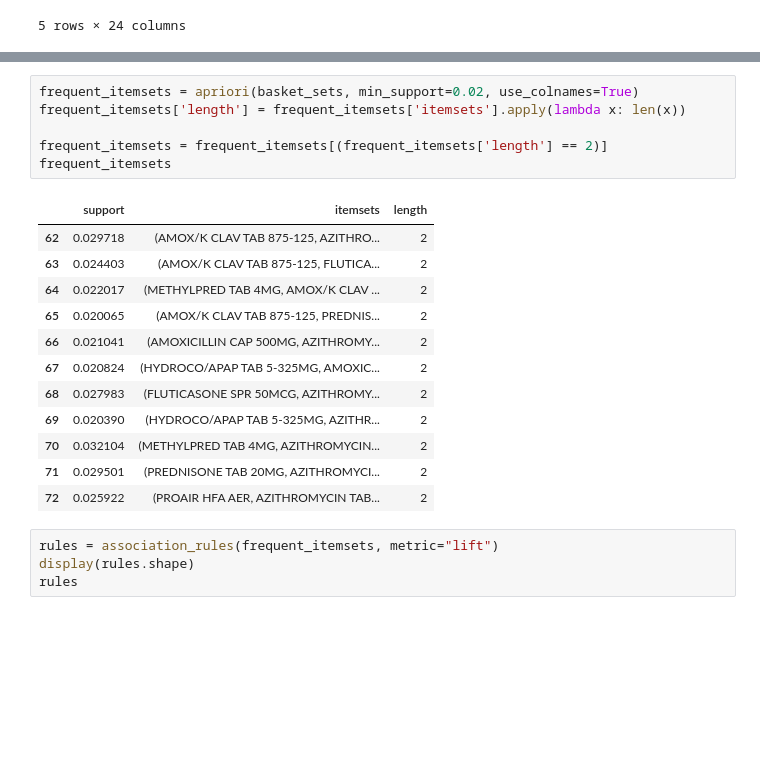
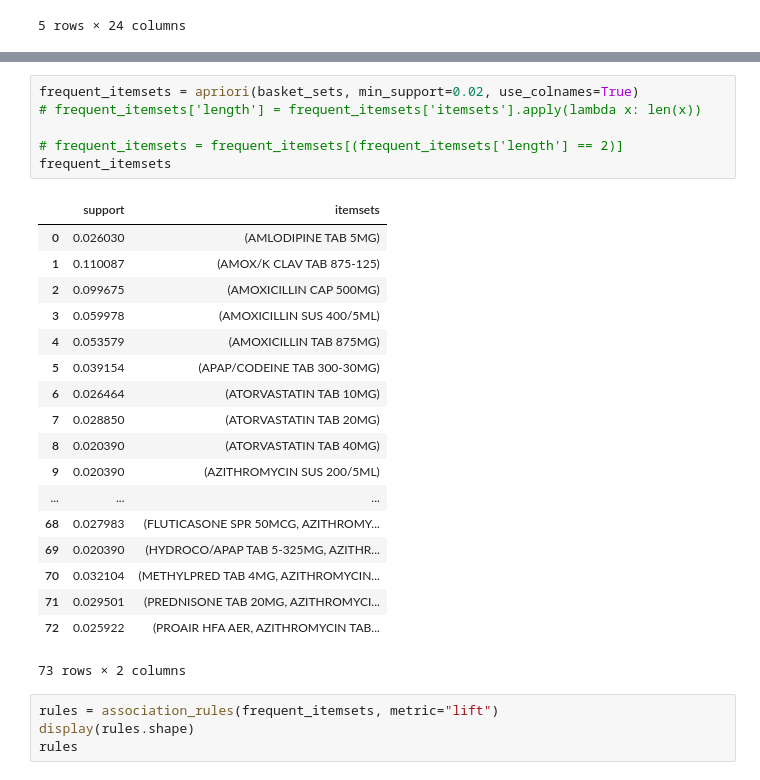
Before and after one commit to DorkNstein/data_modeling, a Jupyter notebook: market_basket_drug.ipynb, the cells around one changed output, grey strips where cells are left out. Saved outputs shown, nothing was run; the diff lists cells and outputs as text; blank space fills up the shorter version.

```diff
--- a/market_basket_drug.ipynb
+++ b/market_basket_drug.ipynb
@@ -114,22 +97,28 @@ basket_sets
 # %%
 frequent_itemsets = apriori(basket_sets, min_support=0.02, use_colnames=True)
-frequent_itemsets['length'] = frequent_itemsets['itemsets'].apply(lambda x: len(x))
+# frequent_itemsets['length'] = frequent_itemsets['itemsets'].apply(lambda x: len(x))
 
-frequent_itemsets = frequent_itemsets[(frequent_itemsets['length'] == 2)]
+# frequent_itemsets = frequent_itemsets[(frequent_itemsets['length'] == 2)]
 frequent_itemsets
 # %% [output]
-|  | support | itemsets | length |
-| 62 | 0.029718 | (AMOX/K CLAV TAB 875-125, AZITHRO... | 2 |
-| 63 | 0.024403 | (AMOX/K CLAV TAB 875-125, FLUTICA... | 2 |
-| 64 | 0.022017 | (METHYLPRED TAB 4MG, AMOX/K CLAV ... | 2 |
-| 65 | 0.020065 | (AMOX/K CLAV TAB 875-125, PREDNIS... | 2 |
-| 66 | 0.021041 | (AMOXICILLIN CAP 500MG, AZITHROMY... | 2 |
-| 67 | 0.020824 | (HYDROCO/APAP TAB 5-325MG, AMOXIC... | 2 |
-| 68 | 0.027983 | (FLUTICASONE SPR 50MCG, AZITHROMY... | 2 |
-| 69 | 0.020390 | (HYDROCO/APAP TAB 5-325MG, AZITHR... | 2 |
-| 70 | 0.032104 | (METHYLPRED TAB 4MG, AZITHROMYCIN... | 2 |
-| 71 | 0.029501 | (PREDNISONE TAB 20MG, AZITHROMYCI... | 2 |
-| 72 | 0.025922 | (PROAIR HFA AER, AZITHROMYCIN TAB... | 2 |
+|  | support | itemsets |
+| 0 | 0.026030 | (AMLODIPINE TAB 5MG) |
+| 1 | 0.110087 | (AMOX/K CLAV TAB 875-125) |
+| 2 | 0.099675 | (AMOXICILLIN CAP 500MG) |
+| 3 | 0.059978 | (AMOXICILLIN SUS 400/5ML) |
+| 4 | 0.053579 | (AMOXICILLIN TAB 875MG) |
+| 5 | 0.039154 | (APAP/CODEINE TAB 300-30MG) |
+| 6 | 0.026464 | (ATORVASTATIN TAB 10MG) |
+| 7 | 0.028850 | (ATORVASTATIN TAB 20MG) |
+| 8 | 0.020390 | (ATORVASTATIN TAB 40MG) |
+| 9 | 0.020390 | (AZITHROMYCIN SUS 200/5ML) |
+| ... | ... | ... |
+| 68 | 0.027983 | (FLUTICASONE SPR 50MCG, AZITHROMY... |
+| 69 | 0.020390 | (HYDROCO/APAP TAB 5-325MG, AZITHR... |
+| 70 | 0.032104 | (METHYLPRED TAB 4MG, AZITHROMYCIN... |
+| 71 | 0.029501 | (PREDNISONE TAB 20MG, AZITHROMYCI... |
+| 72 | 0.025922 | (PROAIR HFA AER, AZITHROMYCIN TAB... |
+73 rows × 2 columns
 # %%
 rules = association_rules(frequent_itemsets, metric="lift")
 display(rules.shape)
```
Also changed, not shown: parts of 6 cells of this notebook.
